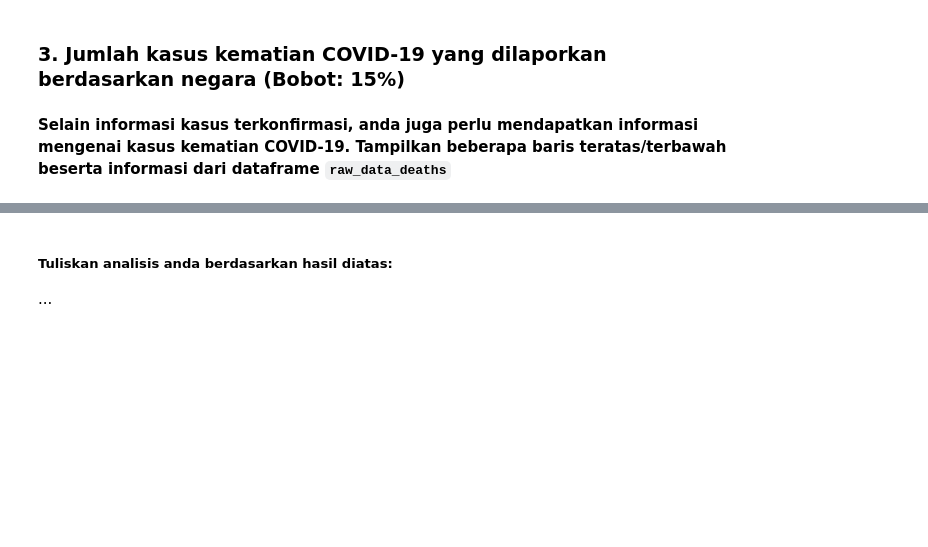
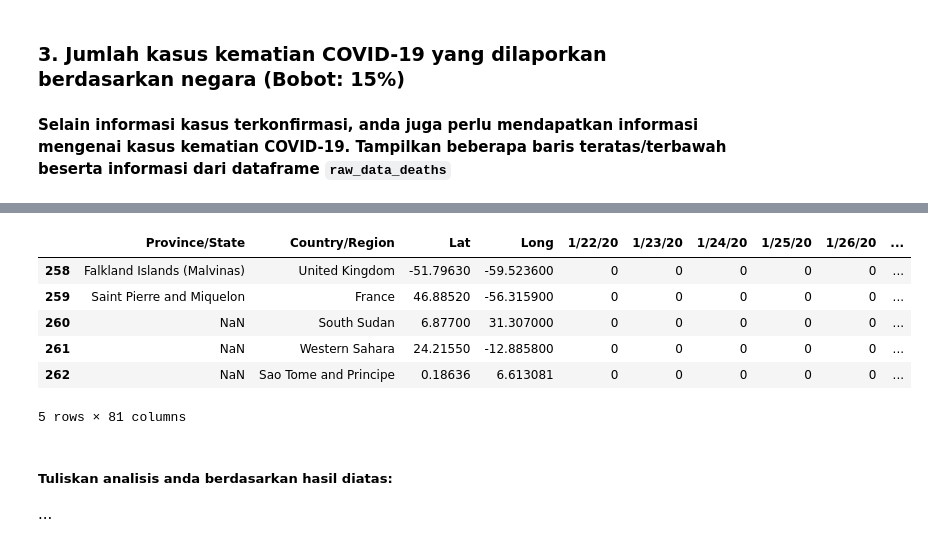
Before and after one commit to GilbertKrantz/Coding-Webe-Kuliah, a Jupyter notebook: Catatan/Intro to Data Science/Lat Soal Thn Lalu/IDS 2022/DTSC6001001 Introduction To Data Science/UAS - INTRODUCTION TO DATA SCIENCE - DTSC6001001.ipynb, the cells around one changed output, grey strips where cells are left out. Drawn from its saved outputs; the diff is of its cells as text; code cells hidden in the pictures; blank space fills up the shorter version.

```diff
--- a/Catatan/Intro to Data Science/Lat Soal Thn Lalu/IDS 2022/DTSC6001001 Introduction To Data Science/UAS - INTRODUCTION TO DATA SCIENCE - DTSC6001001.ipynb
+++ b/Catatan/Intro to Data Science/Lat Soal Thn Lalu/IDS 2022/DTSC6001001 Introduction To Data Science/UAS - INTRODUCTION TO DATA SCIENCE - DTSC6001001.ipynb
@@ -69,7 +155,16 @@ raw_data_confirmed.describe()
 # %%
 # informasi dataframe raw_data_death
 
 # type your codes here
+raw_data_deaths.tail()
+# %% [output]
+|  | Province/State | Country/Region | Lat | Long | 1/22/20 | 1/23/20 | 1/24/20 | 1/25/20 | 1/26/20 | ... |
+| 258 | Falkland Islands (Malvinas) | United Kingdom | -51.79630 | -59.523600 | 0 | 0 | 0 | 0 | 0 | ... |
+| 259 | Saint Pierre and Miquelon | France | 46.88520 | -56.315900 | 0 | 0 | 0 | 0 | 0 | ... |
+| 260 | NaN | South Sudan | 6.87700 | 31.307000 | 0 | 0 | 0 | 0 | 0 | ... |
+| 261 | NaN | Western Sahara | 24.21550 | -12.885800 | 0 | 0 | 0 | 0 | 0 | ... |
+| 262 | NaN | Sao Tome and Principe | 0.18636 | 6.613081 | 0 | 0 | 0 | 0 | 0 | ... |
+5 rows × 81 columns
 # %% [markdown]
 ##### Tuliskan analisis anda berdasarkan hasil diatas:
 ...
```
Also changed, not shown: parts of 12 cells of this notebook, 4 other files.
